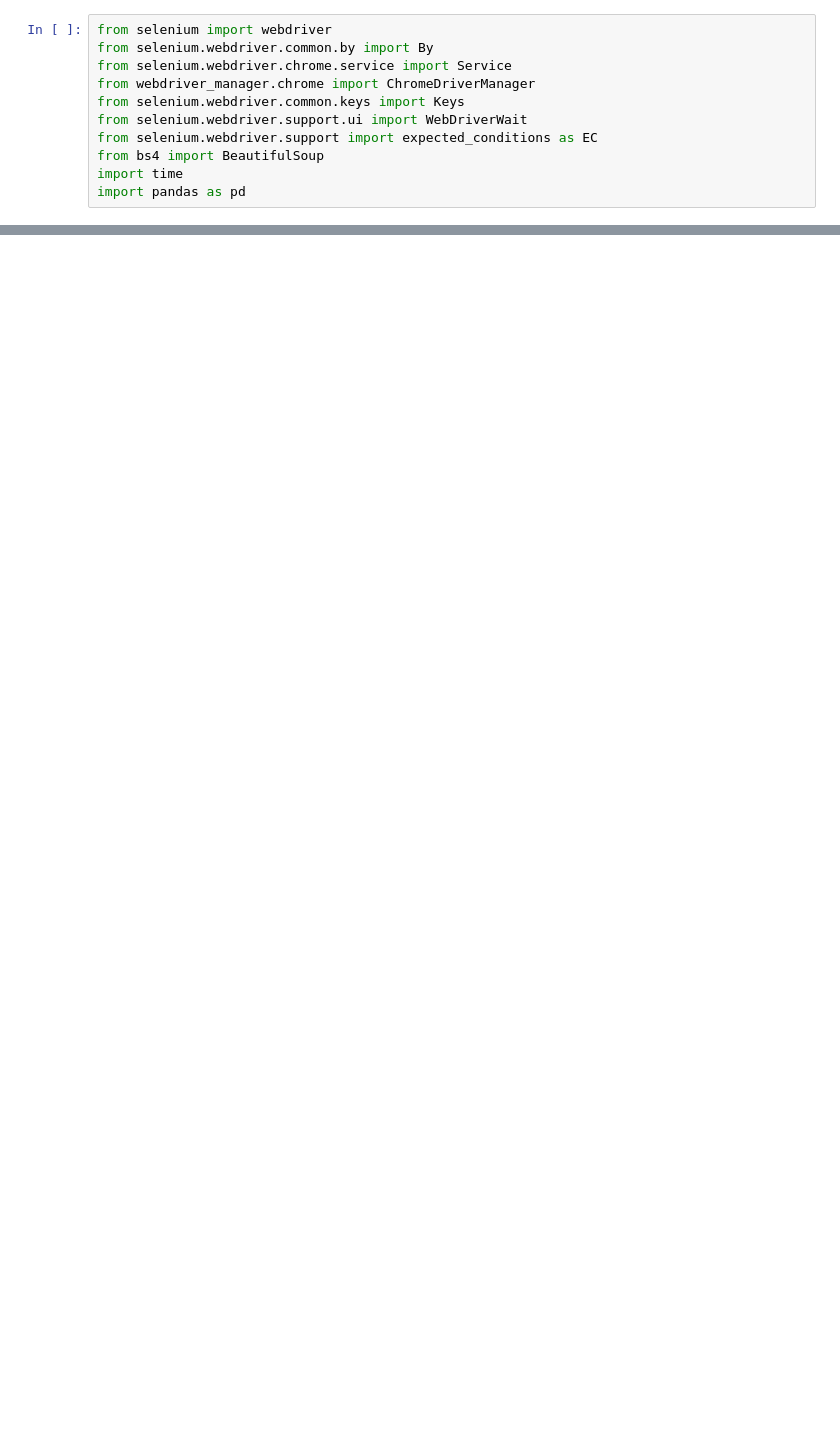
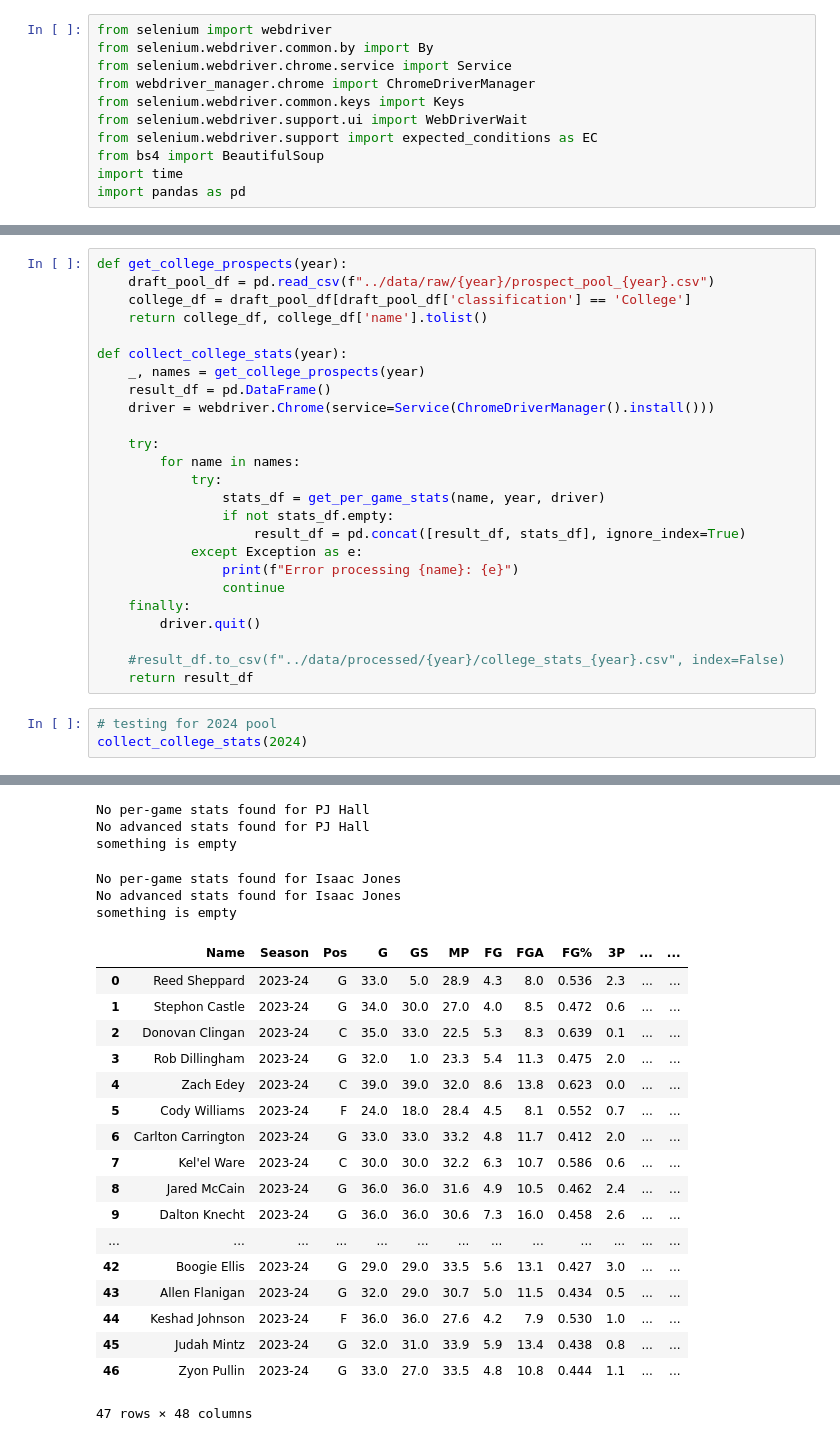
Before and after one commit to kienanana/NBA-Draft-Model, a Jupyter notebook: notebooks/sportsreference_scraper.ipynb, the cells around one changed output, grey strips where cells are left out. Saved outputs shown, nothing was run; the diff lists cells and outputs as text; blank space fills up the shorter version.

Commit message:
added nba prospect scraper, and function for scraping college pool for a year

```diff
--- a/notebooks/sportsreference_scraper.ipynb
+++ b/notebooks/sportsreference_scraper.ipynb
@@ -61,0 +79,29 @@ get_per_game_stats("Zach Edey", 2024)
+# %%
+def get_college_prospects(year):
+    draft_pool_df = pd.read_csv(f"../data/raw/{year}/prospect_pool_{year}.csv")
+    college_df = draft_pool_df[draft_pool_df['classification'] == 'College']
+    return college_df, college_df['name'].tolist()
+
+def collect_college_stats(year):
+    _, names = get_college_prospects(year)
+    result_df = pd.DataFrame()
+    driver = webdriver.Chrome(service=Service(ChromeDriverManager().install()))
+
+    try:
+        for name in names:
+            try:
+                stats_df = get_per_game_stats(name, year, driver)
+                if not stats_df.empty:
+                    result_df = pd.concat([result_df, stats_df], ignore_index=True)
+            except Exception as e:
+                print(f"Error processing {name}: {e}")
+                continue
+    finally:
+        driver.quit()
+
+    #result_df.to_csv(f"../data/processed/{year}/college_stats_{year}.csv", index=False)
+    return result_df
+# %%
+# testing for 2024 pool
+collect_college_stats(2024)
+# %% [output]
@@ -61,0 +129,24 @@ get_per_game_stats("Zach Edey", 2024)
+No per-game stats found for PJ Hall
+No advanced stats found for PJ Hall
+something is empty
+No per-game stats found for Isaac Jones
+No advanced stats found for Isaac Jones
+something is empty
+|  | Name | Season | Pos | G | GS | MP | FG | FGA | FG% | 3P | ... | ... |
+| 0 | Reed Sheppard | 2023-24 | G | 33.0 | 5.0 | 28.9 | 4.3 | 8.0 | 0.536 | 2.3 | ... | ... |
+| 1 | Stephon Castle | 2023-24 | G | 34.0 | 30.0 | 27.0 | 4.0 | 8.5 | 0.472 | 0.6 | ... | ... |
+| 2 | Donovan Clingan | 2023-24 | C | 35.0 | 33.0 | 22.5 | 5.3 | 8.3 | 0.639 | 0.1 | ... | ... |
+| 3 | Rob Dillingham | 2023-24 | G | 32.0 | 1.0 | 23.3 | 5.4 | 11.3 | 0.475 | 2.0 | ... | ... |
+| 4 | Zach Edey | 2023-24 | C | 39.0 | 39.0 | 32.0 | 8.6 | 13.8 | 0.623 | 0.0 | ... | ... |
+| 5 | Cody Williams | 2023-24 | F | 24.0 | 18.0 | 28.4 | 4.5 | 8.1 | 0.552 | 0.7 | ... | ... |
+| 6 | Carlton Carrington | 2023-24 | G | 33.0 | 33.0 | 33.2 | 4.8 | 11.7 | 0.412 | 2.0 | ... | ... |
+| 7 | Kel'el Ware | 2023-24 | C | 30.0 | 30.0 | 32.2 | 6.3 | 10.7 | 0.586 | 0.6 | ... | ... |
+| 8 | Jared McCain | 2023-24 | G | 36.0 | 36.0 | 31.6 | 4.9 | 10.5 | 0.462 | 2.4 | ... | ... |
+| 9 | Dalton Knecht | 2023-24 | G | 36.0 | 36.0 | 30.6 | 7.3 | 16.0 | 0.458 | 2.6 | ... | ... |
+| ... | ... | ... | ... | ... | ... | ... | ... | ... | ... | ... | ... | ... |
+| 42 | Boogie Ellis | 2023-24 | G | 29.0 | 29.0 | 33.5 | 5.6 | 13.1 | 0.427 | 3.0 | ... | ... |
+| 43 | Allen Flanigan | 2023-24 | G | 32.0 | 29.0 | 30.7 | 5.0 | 11.5 | 0.434 | 0.5 | ... | ... |
+| 44 | Keshad Johnson | 2023-24 | F | 36.0 | 36.0 | 27.6 | 4.2 | 7.9 | 0.530 | 1.0 | ... | ... |
+| 45 | Judah Mintz | 2023-24 | G | 32.0 | 31.0 | 33.9 | 5.9 | 13.4 | 0.438 | 0.8 | ... | ... |
+| 46 | Zyon Pullin | 2023-24 | G | 33.0 | 27.0 | 33.5 | 4.8 | 10.8 | 0.444 | 1.1 | ... | ... |
+47 rows × 48 columns
```
Also changed, not shown: parts of 3 cells of this notebook, 19 other files.
